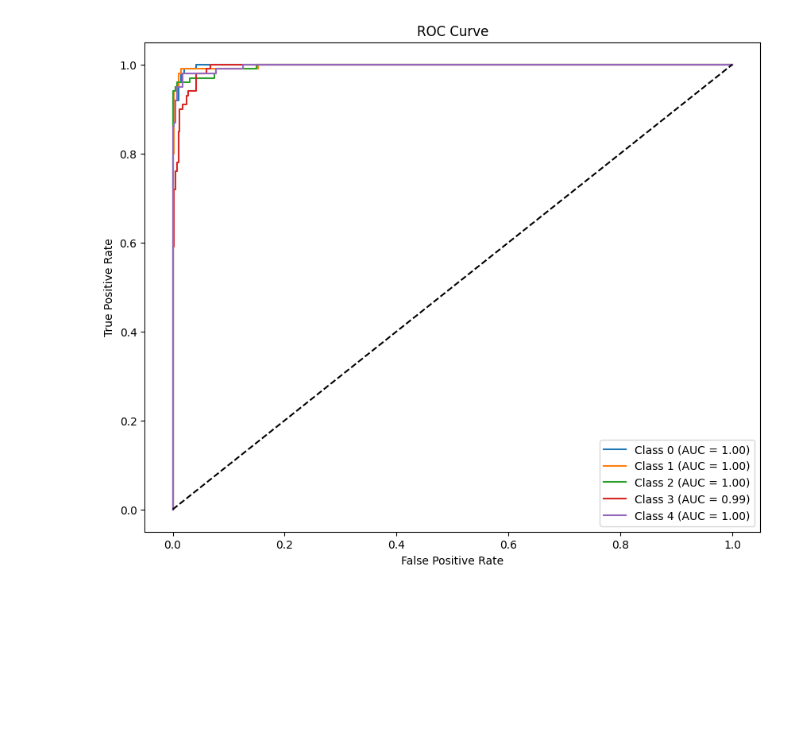
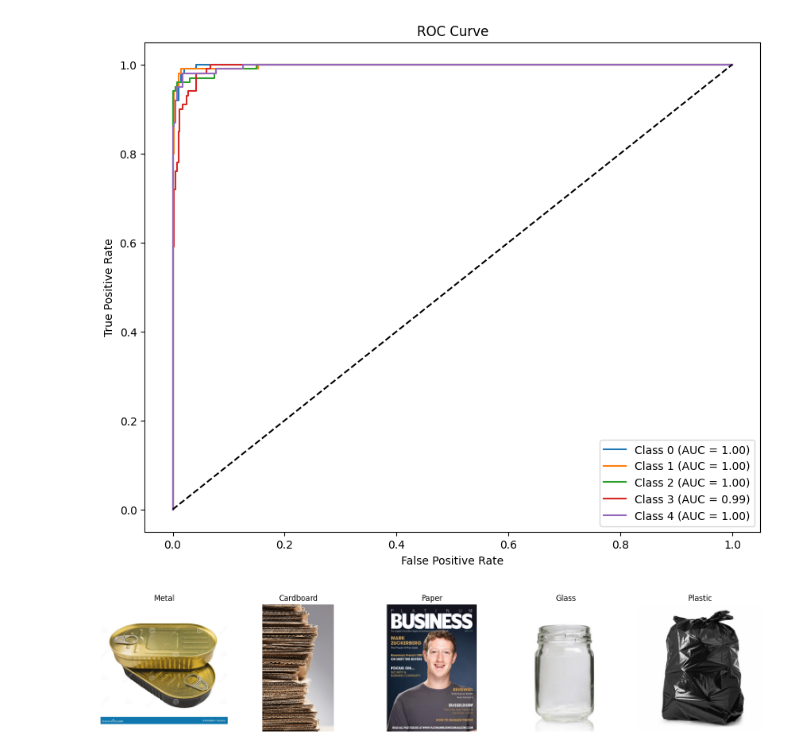
Before and after one commit to yassinelgammal/Neural-Networks-Deep-Learning-Project, a Jupyter notebook: DenseNet_model.ipynb, the cells around one changed output. Cells and saved outputs as stored; diff of their text form; code cells hidden in the pictures; blank space fills up the shorter version.

```diff
--- a/DenseNet_model.ipynb
+++ b/DenseNet_model.ipynb
@@ -282,3 +282,29 @@ evaluate_model(model, test_dataset)
 weighted avg       0.95      0.95      0.95       500
 [figure]
 [figure]
+# %%
+import os
+import random
+import matplotlib.pyplot as plt
+from PIL import Image
+
+train_dir = r'C:\Materials\Split\train'
+categories = ['Metal', 'Cardboard', 'Paper', 'Glass', 'Plastic']
+
+fig, axes = plt.subplots(1, len(categories), figsize=(15, 5))
+
+for i, category in enumerate(categories):
+    category_train_path = os.path.join(train_dir, category)
+    all_images = [file for file in os.listdir(category_train_path) if os.path.isfile(os.path.join(category_train_path, file))]
+    random_image = random.choice(all_images)
+    img_path = os.path.join(category_train_path, random_image)
+    img = Image.open(img_path)
+
+    axes[i].imshow(img)
+    axes[i].axis('off')  # Hide axes for clarity
+    axes[i].set_title(category)
+
+plt.tight_layout()
+plt.show()
+# %% [output]
+[figure, added]
```
